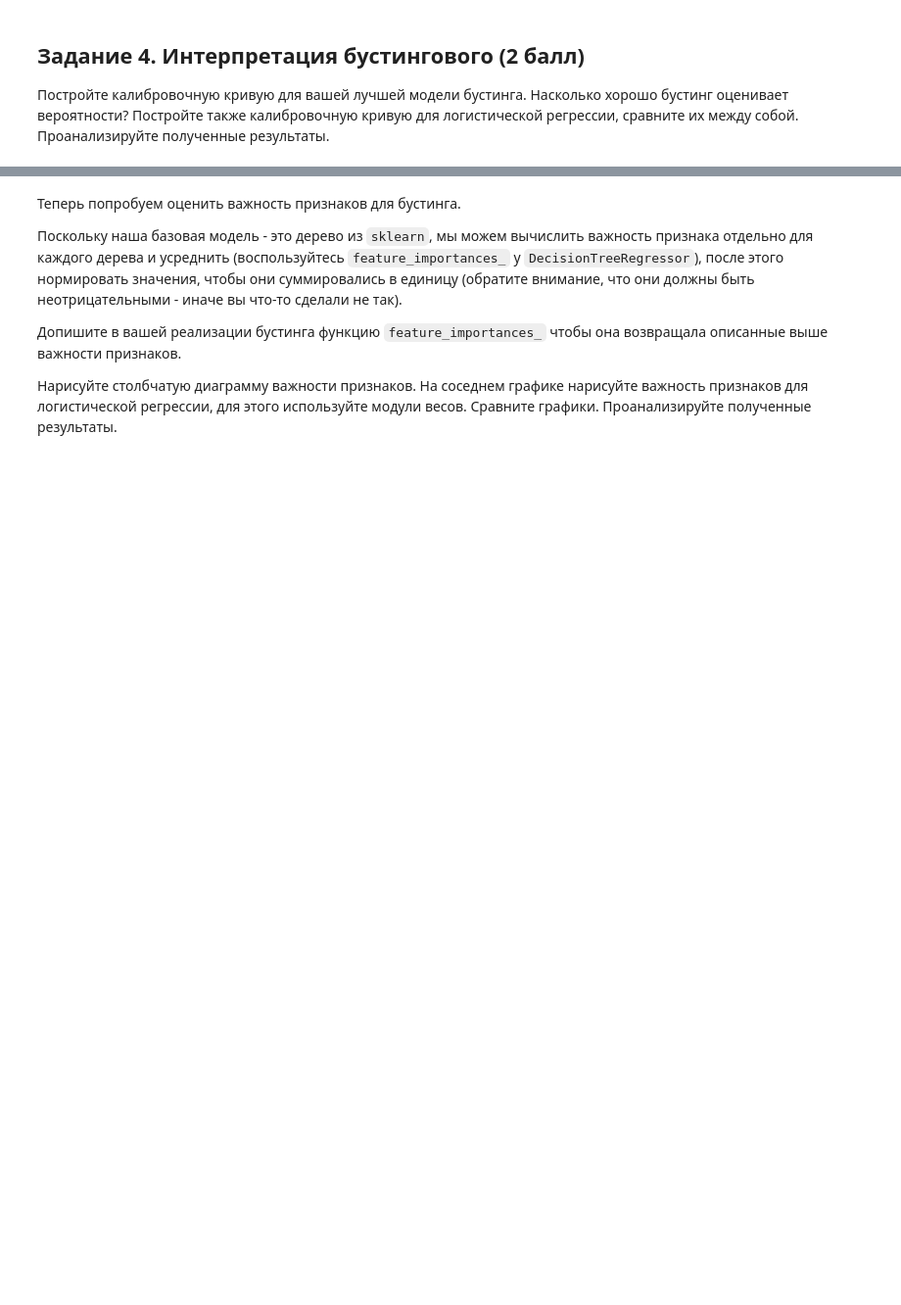
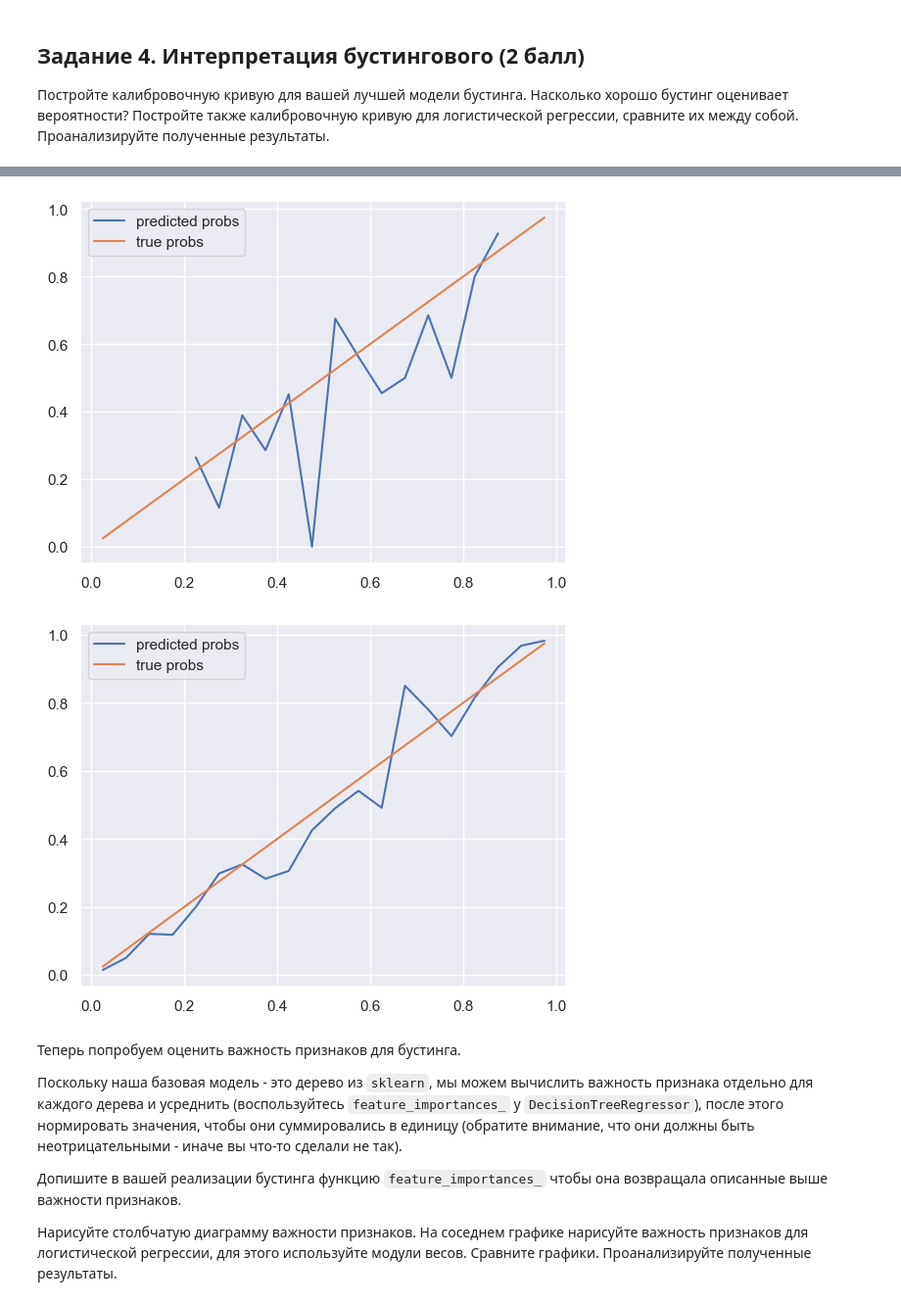
Before and after one commit to Xlvtt/GXM, a Jupyter notebook: NewFcsHomeworks/homework-practice-07-boosting.ipynb, the cells around one changed output, grey strips where cells are left out. Shown at 98% size. Drawn from its saved outputs; the diff is of its cells as text; code cells hidden in the pictures; blank space fills up the shorter version.

```diff
--- a/NewFcsHomeworks/homework-practice-07-boosting.ipynb
+++ b/NewFcsHomeworks/homework-practice-07-boosting.ipynb
@@ -233,3 +287,12 @@ depths = range(1, 30, 2)
+# %%
+calibrated_tree = CalibratedClassifierCV(tree_model, cv=2).fit(x_valid, y_valid)
+plot_calibration_curve(calibrated_tree, x_test, y_test)
+
+calibrated_logreg = CalibratedClassifierCV(logreg_model, cv=2).fit(x_valid, y_valid)
+plot_calibration_curve(calibrated_logreg, x_test, y_test)
+# %% [output]
+[figure, added]
+[figure, added]
 # %% [markdown]
 Теперь попробуем оценить важность признаков для бустинга.
 
```
Also changed, not shown: parts of 14 cells of this notebook, 6 other files.
